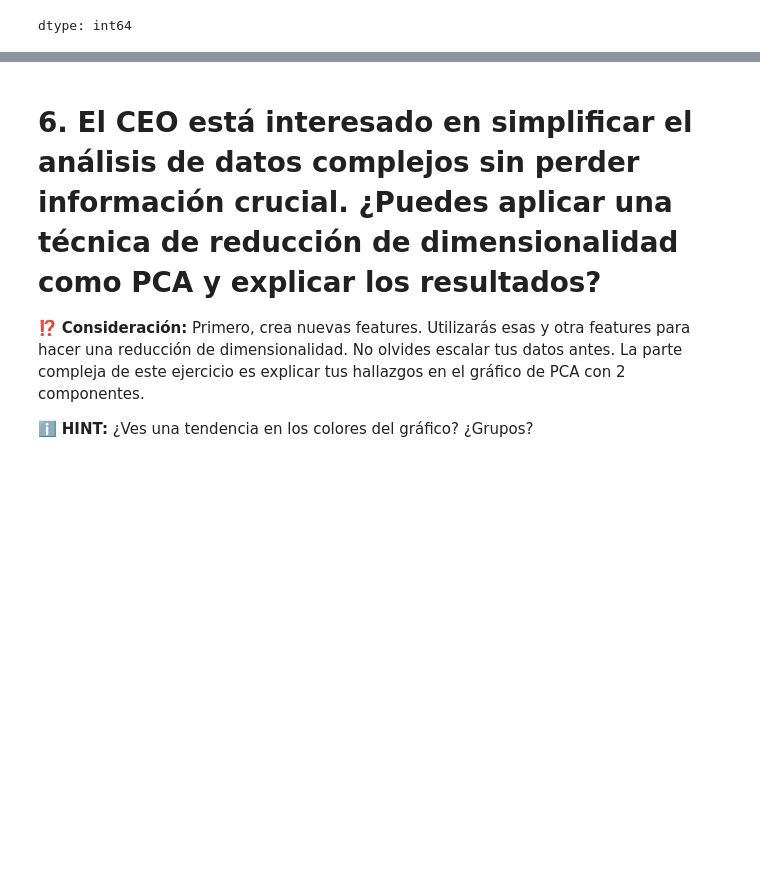
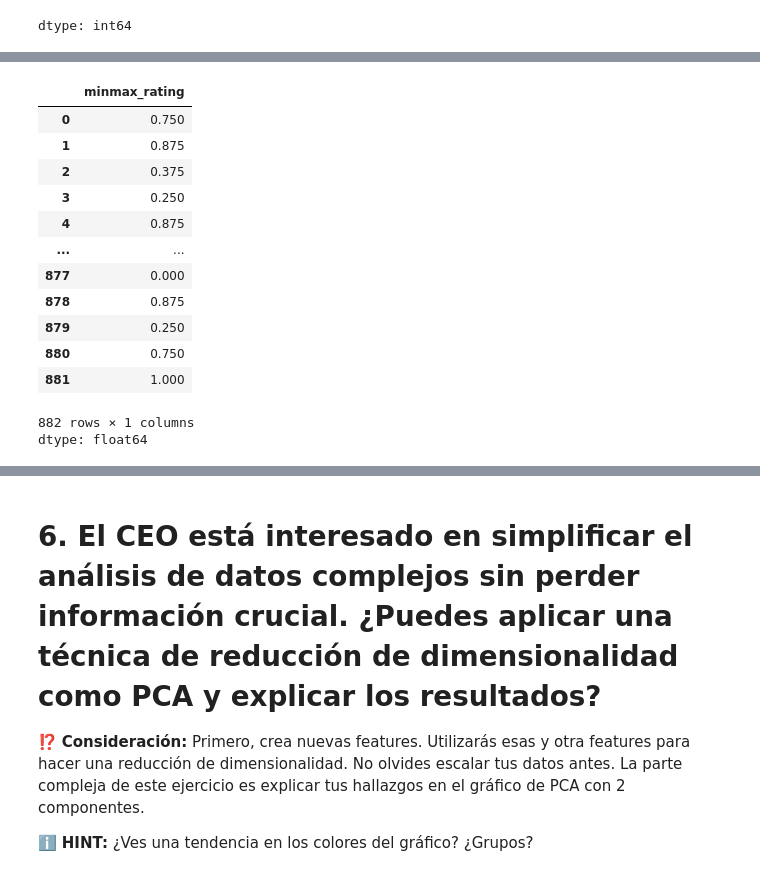
Before and after one commit to julvc/python_diplo, a Jupyter notebook: Julio_Varas_MP1.ipynb, the cells around one changed output, grey strips where cells are left out. Drawn from its saved outputs; the diff is of its cells as text; code cells hidden in the pictures; blank space fills up the shorter version.

```diff
--- a/Julio_Varas_MP1.ipynb
+++ b/Julio_Varas_MP1.ipynb
@@ -585,5 +585,21 @@ dtype: int64
 # %%
 # Normalización
 
-minmax = # [ AGREGA TU CÓDIGO AQUÍ ]
+minmax = MinMaxScaler()
 df['minmax_rating'] = minmax.fit_transform(df[['rating']])
+df.minmax_rating
+# %% [output]
+|  | minmax_rating |
+| 0 | 0.750 |
+| 1 | 0.875 |
+| 2 | 0.375 |
+| 3 | 0.250 |
+| 4 | 0.875 |
+| ... | ... |
+| 877 | 0.000 |
+| 878 | 0.875 |
+| 879 | 0.250 |
+| 880 | 0.750 |
+| 881 | 1.000 |
+882 rows × 1 columns
+dtype: float64
```
Also changed, not shown: parts of 13 cells of this notebook.
